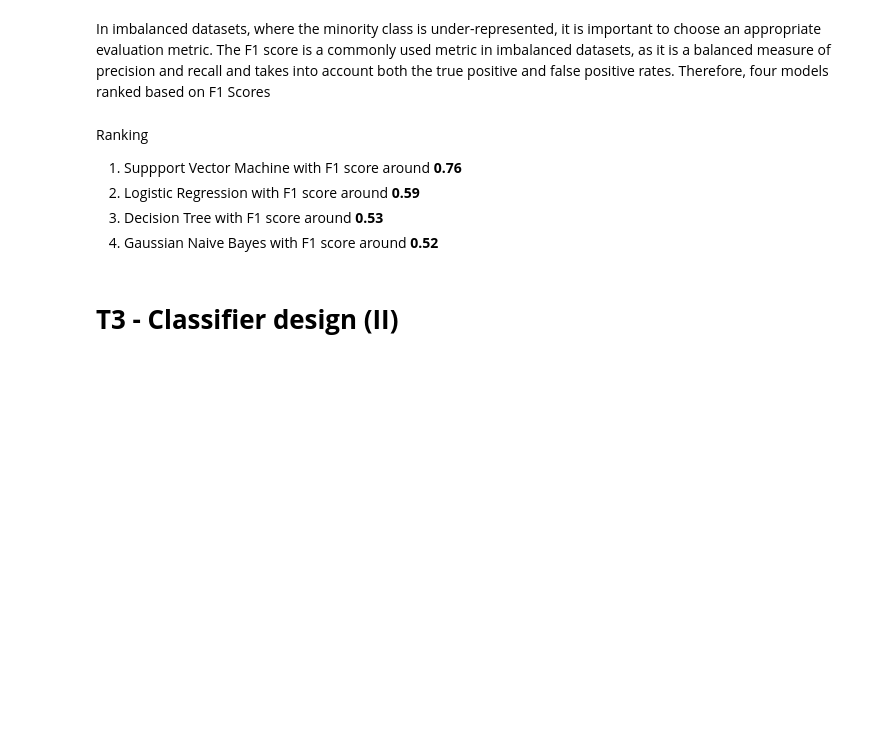
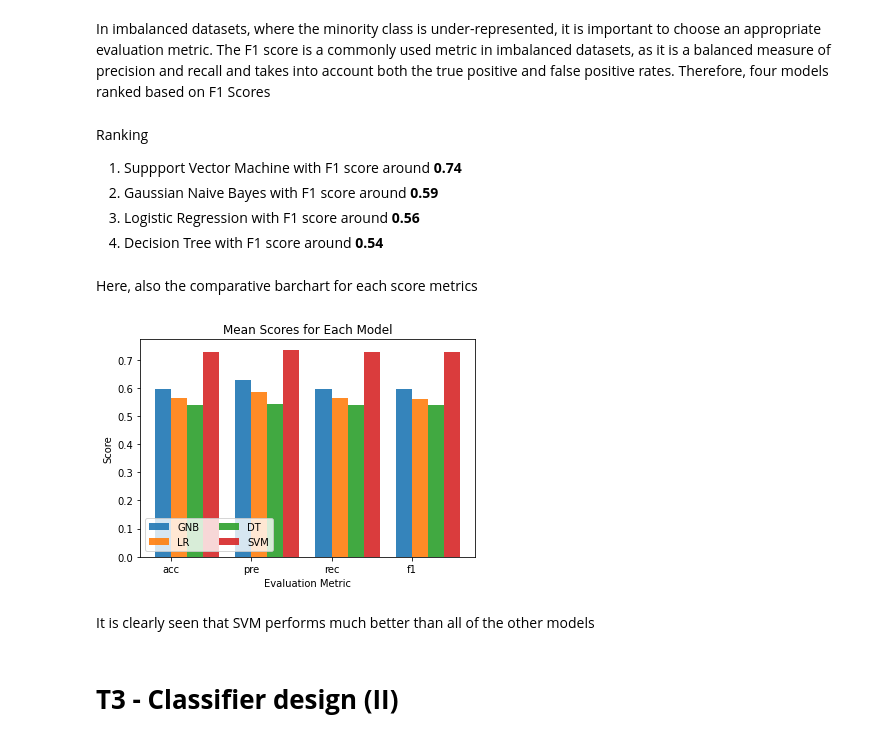
Before and after one commit to melihkurtaran/MachineLearning, a Jupyter notebook: Supervised_Learning_Assignment.ipynb, the cells around one changed output. Saved outputs shown, nothing was run; the diff lists cells and outputs as text; code cells hidden in the pictures; blank space fills up the shorter version.

```diff
--- a/Supervised_Learning_Assignment.ipynb
+++ b/Supervised_Learning_Assignment.ipynb
@@ -217,6 +261,9 @@ scoring = {'acc': 'accuracy',
 # creating the cross-validation using 3-repetition, 5-fold
 cv = RepeatedStratifiedKFold(n_splits=5, n_repeats=3)
 
+# creating a dictionary to store the mean scores for each model
+scores_mean = {}
+
 models = [model_gnb,model_lr,model_dt,model_svm]
 
 for m in models: # for each classifiers
@@ -225,9 +272,11 @@ for m in models: # for each classifiers
 
   print('MODEL:' + str(m)) #printing what the model is
 
-  # print the mean and standard deviation of the evaluation scores
+  # store the mean scores for each evaluation metric in the scores_mean dictionary
+  scores_mean[str(m)] = {}
   for metric in scoring:
     mean = np.mean(scores['test_' + metric])
+    scores_mean[str(m)][metric] = mean
     std = np.std(scores['test_' + metric])
     print(f'{metric}: {mean:.4f} (+/- {std * 2:.4f})')
   print()
@@ -256,10 +305,36 @@ In imbalanced datasets, where the minority class is under-represented, it is imp
 # %% [markdown]
 Ranking
 
-1.   Suppport Vector Machine with F1 score around **0.76**
-2.   Logistic Regression with F1 score around **0.59**
-3.   Decision Tree with F1 score around **0.53**
-4.   Gaussian Naive Bayes with F1 score around **0.52**
+1.   Suppport Vector Machine with F1 score around **0.74**
+2.   Gaussian Naive Bayes with F1 score around **0.59**
+2.   Logistic Regression with F1 score around **0.56**
+3.   Decision Tree with F1 score around **0.54**
+# %% [markdown]
+Here, also the comparative barchart for each score metrics
+# %%
+# create a bar plot of the mean scores for each model
+fig, ax = plt.subplots()
+index = np.arange(len(scoring))
+bar_width = 0.2
+opacity = 0.9
+
+for i, model in enumerate(scores_mean.keys()):
+  ax.bar(index + i * bar_width, scores_mean[model].values(), bar_width, alpha=opacity, label=model)
+
+ax.set_xlabel('Evaluation Metric')
+ax.set_ylabel('Score')
+ax.set_title('Mean Scores for Each Model')
+ax.set_xticks(index + bar_width / 2)
+ax.set_xticklabels(scoring.keys())
+modelNames = ['GNB','LR','DT','SVM']
+
+# move the legend to the bottom of the plot
+ax.legend(modelNames,bbox_to_anchor=(0,0.2), prop={'size': 10}, loc='upper left', ncol=2)
+plt.show()
+# %% [output]
+[figure, added]
+# %% [markdown]
+It is clearly seen that SVM performs much better than all of the other models
 # %% [markdown]
 # **T3 - Classifier design (II)**
 # %% [markdown]
```
Also changed, not shown: parts of 8 cells of this notebook.
